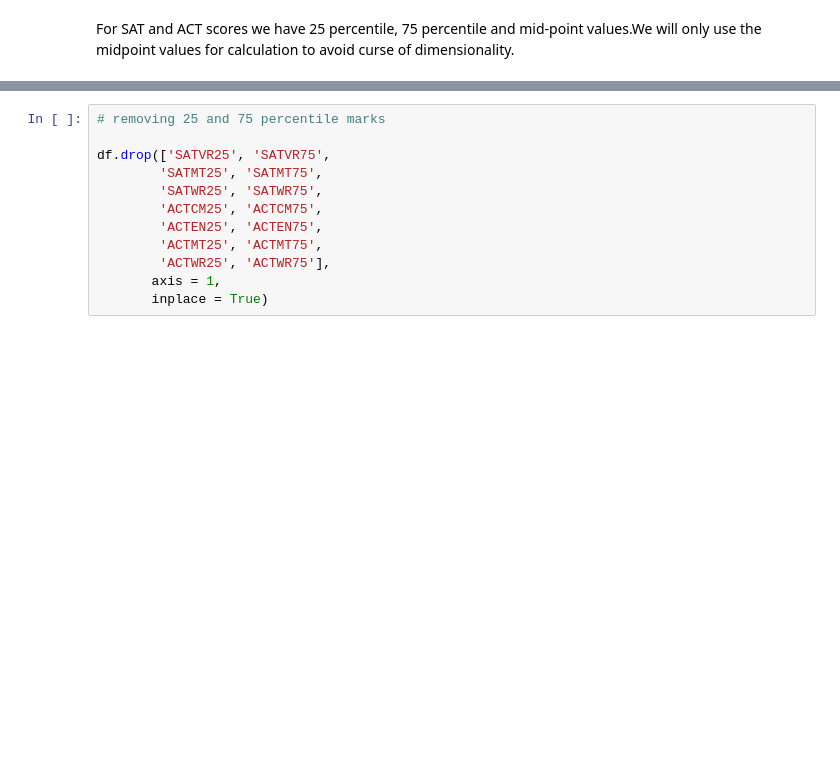
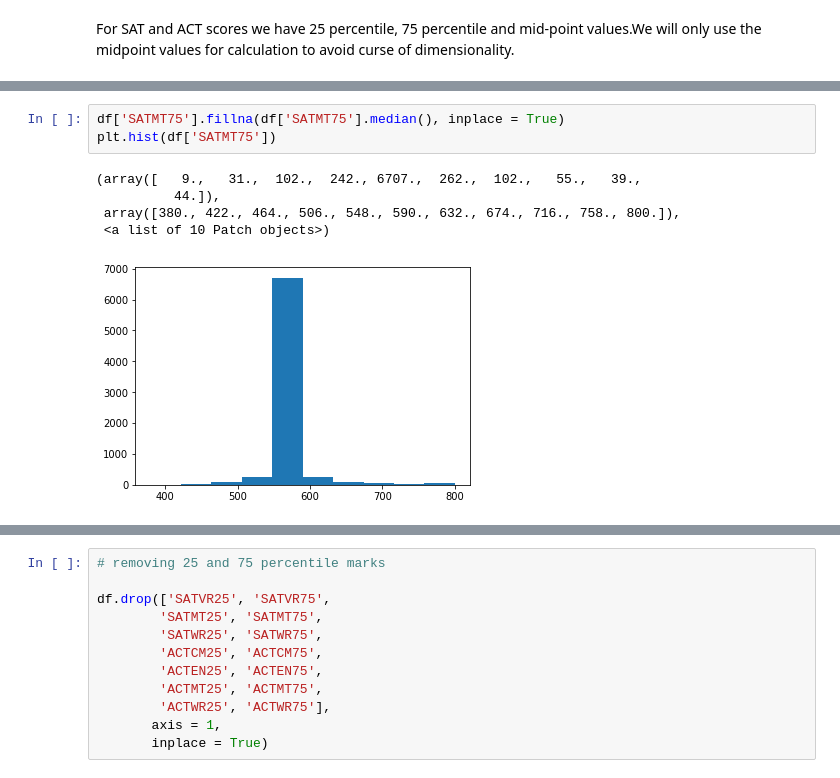
Before and after one commit to sanjeevai/ML-Capstone, a Jupyter notebook: project.ipynb, the cells around one changed output, grey strips where cells are left out. Saved outputs shown, nothing was run; the diff lists cells and outputs as text; blank space fills up the shorter version.

```diff
--- a/project.ipynb
+++ b/project.ipynb
@@ -416,0 +456,9 @@ For SAT and ACT scores we have 25 percentile, 75 percentile and mid-point values
+# %%
+df['SATMT75'].fillna(df['SATMT75'].median(), inplace = True)
+plt.hist(df['SATMT75'])
+# %% [output]
+(array([   9.,   31.,  102.,  242., 6707.,  262.,  102.,   55.,   39.,
+          44.]),
+ array([380., 422., 464., 506., 548., 590., 632., 674., 716., 758., 800.]),
+ <a list of 10 Patch objects>)
+[figure, added]
```
Also changed, not shown: parts of 59 cells of this notebook.
